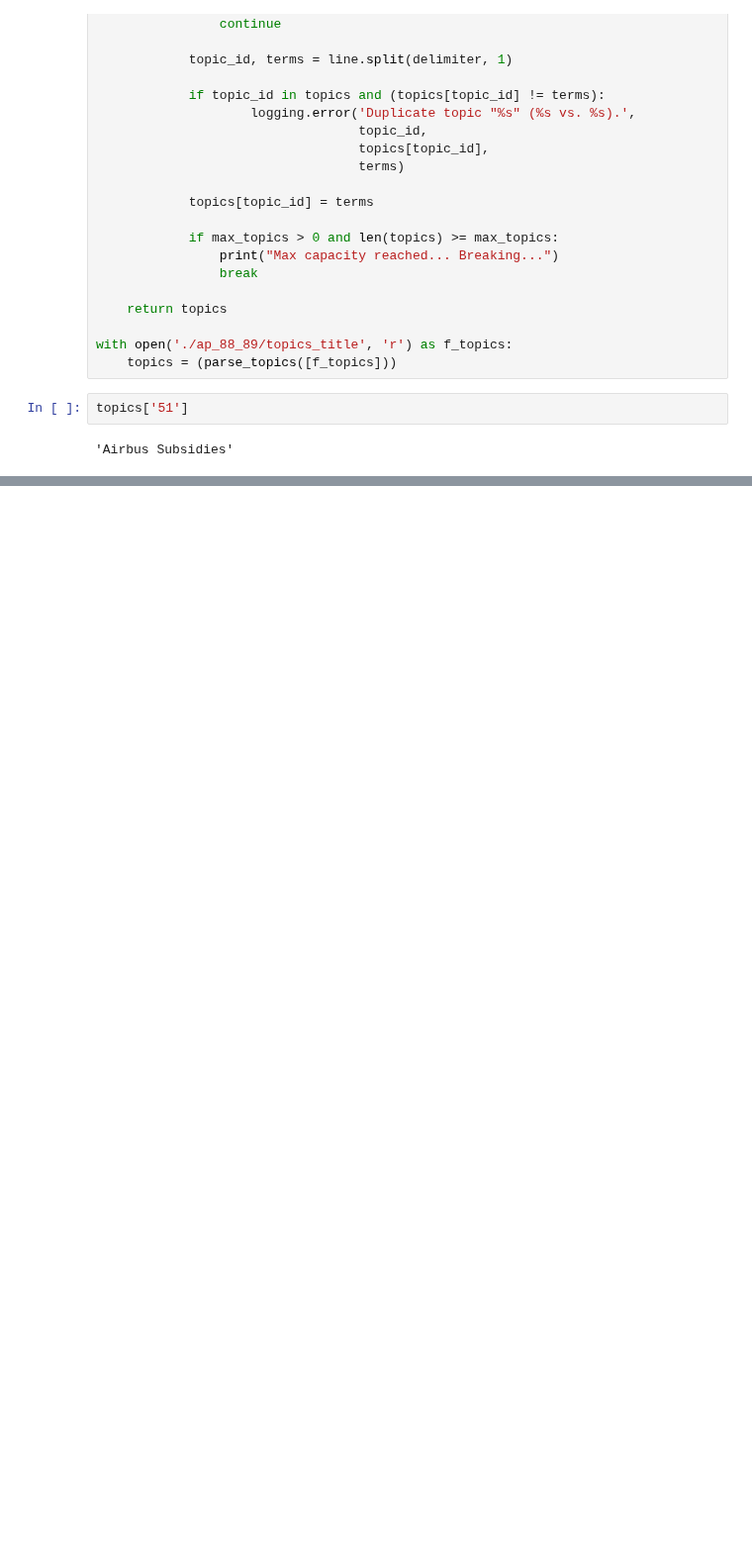
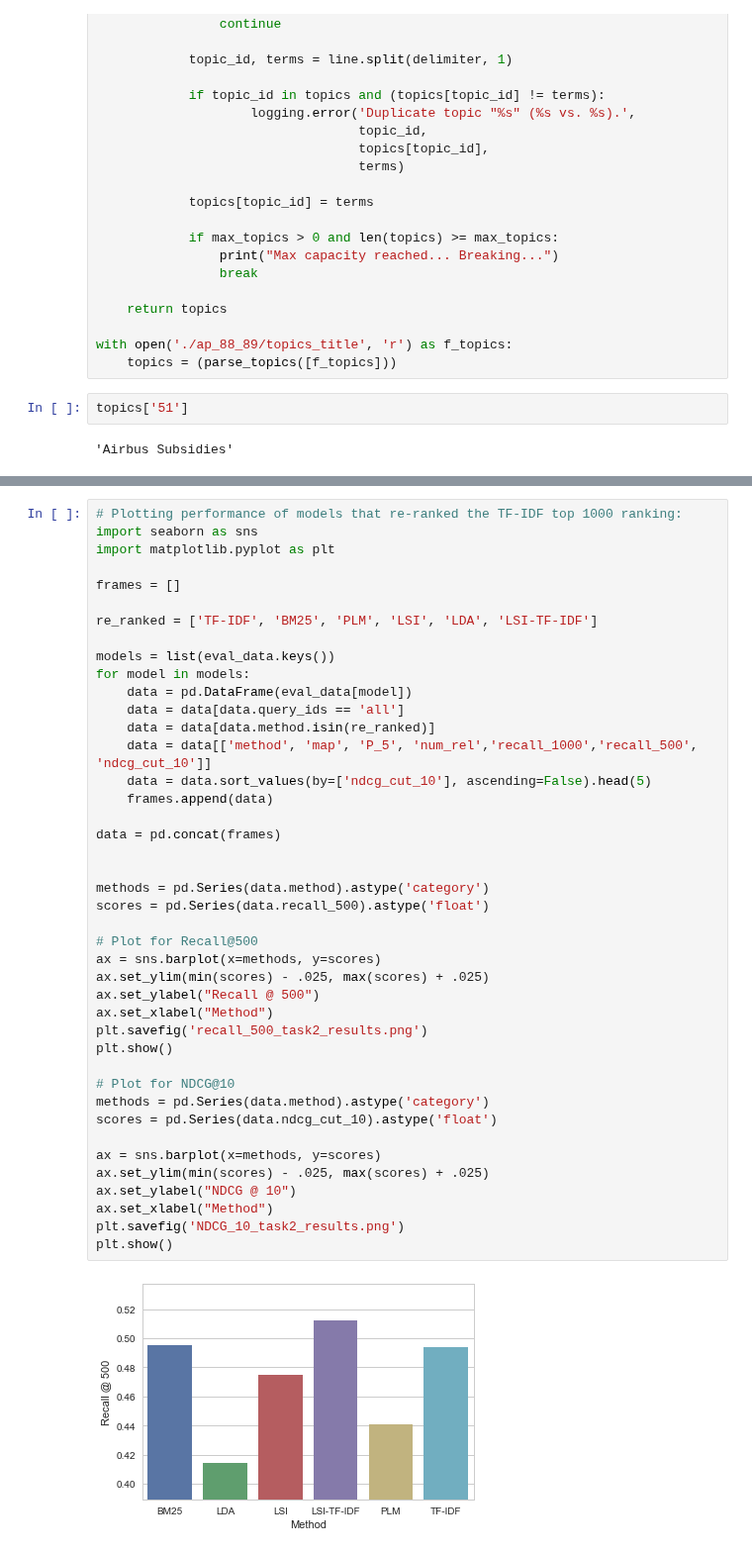
Before and after one commit to JappaB/Information-Retrieval, a Jupyter notebook: analysis.ipynb, the cells around one changed output, grey strips where cells are left out. Shown at 99% size. Saved outputs shown, nothing was run; the diff lists cells and outputs as text; blank space fills up the shorter version.

```diff
--- a/analysis.ipynb
+++ b/analysis.ipynb
@@ -102,0 +262,44 @@ W2V_test_5eps.txt
+# %%
+# Plotting performance of models that re-ranked the TF-IDF top 1000 ranking:
+import seaborn as sns
+import matplotlib.pyplot as plt
+
+frames = []
+
+re_ranked = ['TF-IDF', 'BM25', 'PLM', 'LSI', 'LDA', 'LSI-TF-IDF']
+
+models = list(eval_data.keys())
+for model in models:
+    data = pd.DataFrame(eval_data[model])
+    data = data[data.query_ids == 'all']
+    data = data[data.method.isin(re_ranked)]
+    data = data[['method', 'map', 'P_5', 'num_rel','recall_1000','recall_500', 'ndcg_cut_10']]
+    data = data.sort_values(by=['ndcg_cut_10'], ascending=False).head(5)
+    frames.append(data)
+
+data = pd.concat(frames)
+
+
+methods = pd.Series(data.method).astype('category')
+scores = pd.Series(data.recall_500).astype('float')
+
+# Plot for Recall@500
+ax = sns.barplot(x=methods, y=scores)
+ax.set_ylim(min(scores) - .025, max(scores) + .025)
+ax.set_ylabel("Recall @ 500")
+ax.set_xlabel("Method")
+plt.savefig('recall_500_task2_results.png')
+plt.show()
+
+# Plot for NDCG@10
+methods = pd.Series(data.method).astype('category')
+scores = pd.Series(data.ndcg_cut_10).astype('float')
+
+ax = sns.barplot(x=methods, y=scores)
+ax.set_ylim(min(scores) - .025, max(scores) + .025)
+ax.set_ylabel("NDCG @ 10")
+ax.set_xlabel("Method")
+plt.savefig('NDCG_10_task2_results.png')
+plt.show()
+# %% [output]
+[figure, added]
```
Also changed, not shown: parts of 11 cells of this notebook.
